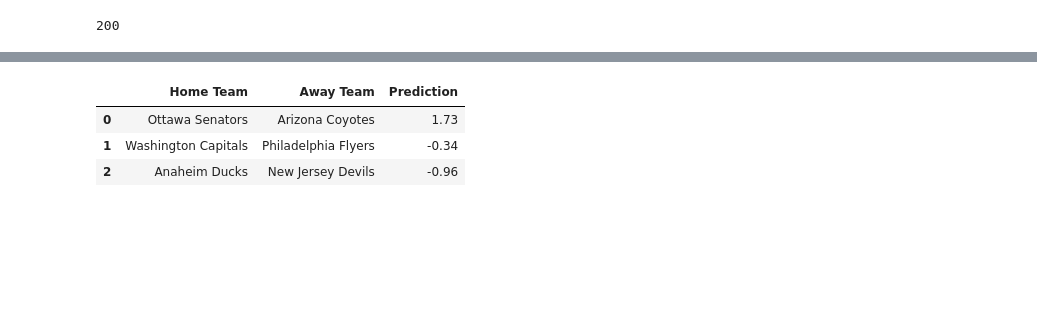
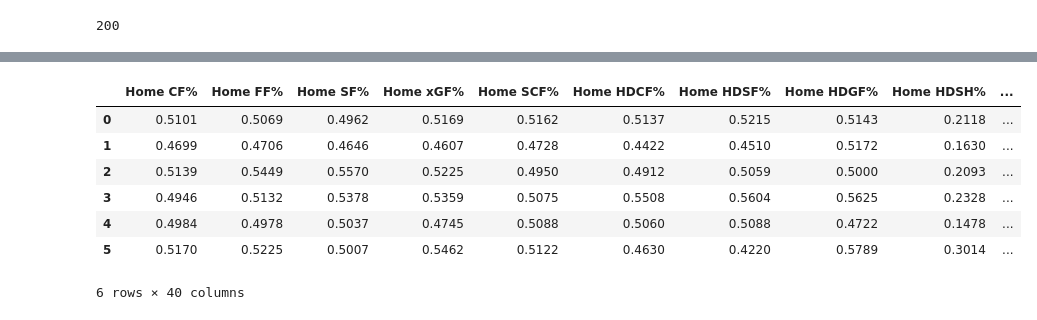
Before and after one commit to ccstevie/nhl_model, a Jupyter notebook: predict_nhl.ipynb, the cells around one changed output, grey strips where cells are left out. Cells and saved outputs as stored; diff of their text form; code cells hidden in the pictures; blank space fills up the shorter version.

Commit message:
added result checking

```diff
--- a/predict_nhl.ipynb
+++ b/predict_nhl.ipynb
@@ -40,4 +33,6 @@ dfH
 # %%
 dfA = pd.read_html(urlA, header=0, na_values=["-"])[0]
-dfA.drop(columns=["Unnamed: 2", "Game", "TOI", "Attendance", "GF%", "PDO", "SH%", "SV%"], inplace=True)
-dfA = dfA.add_prefix('Away ')
+dfA.drop(columns=["Unnamed: 2", "Game", "TOI", "Attendance", "GF%", "PDO", "SH%", "SV%", "CF", "CA", "FF",
+                  "FA", "SF", "SA", "xGF", "xGA", "SCF", "SCA", "HDCF", "HDCA", "HDSF", "HDSA", "HDGF", "HDGA", "MDCF", "MDCA",
+                    "MDSF", "MDSA", "MDGF", "MDGA", "LDCF", "LDCA", "LDSF", "LDSA", "LDGF", "LDGA"], inplace=True)
+dfA = dfA.add_prefix("Away ")
@@ -72,3 +42,4 @@ Index(['Home Team', 'Home CF', 'Home CA', 'Home CF%', 'Home FF', 'Home FA',
 # %%
-df["Result"] = df["Home GF"]-df["Home GA"]
-df.drop(columns=["Home GF", "Home GA", "Away GF", "Away GA"], inplace=True)
+# Drop unused columns
+df.dropna(inplace=True)
+df.drop(columns=["Away GF", "Away GA"], inplace=True)
@@ -100,0 +46,6 @@ y = df['Result']
+# %%
+X = df.drop(["Home Team", "Away Team", "Home GF", "Home GA"], axis=1)
+# Convert percentage values to decimal form
+for col in X:
+    X[col] = X[col] / 100.0
+X.head(1)
@@ -217,5 +155,18 @@ res.head(10)
 # %%
 common_cols = [col for col in res.columns.intersection(df.columns)]
 matchups_df = res[common_cols]
-final_df = matchups_df.drop(["Home Team", "Away Team"], axis=1)
-final_df = scaler.transform(final_df)
+final_df = matchups_df.drop(["Home Team", "Away Team", "Home GA", "Home GF"], axis=1)
+# %%
+# Convert percentage values to decimal form
+for col in final_df:
+    final_df[col] = final_df[col] / 100.0
+final_df.head(10)
+# %% [output]
+|  | Home CF% | Home FF% | Home SF% | Home xGF% | Home SCF% | Home HDCF% | Home HDSF% | Home HDGF% | Home HDSH% | ... |
+| 0 | 0.5101 | 0.5069 | 0.4962 | 0.5169 | 0.5162 | 0.5137 | 0.5215 | 0.5143 | 0.2118 | ... |
+| 1 | 0.4699 | 0.4706 | 0.4646 | 0.4607 | 0.4728 | 0.4422 | 0.4510 | 0.5172 | 0.1630 | ... |
+| 2 | 0.5139 | 0.5449 | 0.5570 | 0.5225 | 0.4950 | 0.4912 | 0.5059 | 0.5000 | 0.2093 | ... |
+| 3 | 0.4946 | 0.5132 | 0.5378 | 0.5359 | 0.5075 | 0.5508 | 0.5604 | 0.5625 | 0.2328 | ... |
+| 4 | 0.4984 | 0.4978 | 0.5037 | 0.4745 | 0.5088 | 0.5060 | 0.5088 | 0.4722 | 0.1478 | ... |
+| 5 | 0.5170 | 0.5225 | 0.5007 | 0.5462 | 0.5122 | 0.4630 | 0.4220 | 0.5789 | 0.3014 | ... |
+6 rows × 40 columns
@@ -222,10 +175,3 @@ final_df = scaler.transform(final_df)
 # %%
-predictions = model.predict(final_df)
-predictions_df = pd.DataFrame(predictions, columns=["Prediction"])
+predictions_df = pd.DataFrame(predictions, columns=["X Home Goals", "X Away Goals"])
 predictions_df = pd.concat([matchups_df[["Home Team", "Away Team"]], predictions_df], axis=1)
-predictions_df
-# %% [output]
-|  | Home Team | Away Team | Prediction |
-| 0 | Ottawa Senators | Arizona Coyotes | 1.73 |
-| 1 | Washington Capitals | Philadelphia Flyers | -0.34 |
-| 2 | Anaheim Ducks | New Jersey Devils | -0.96 |
```
Also changed, not shown: parts of 26 cells of this notebook, 8 other files.
